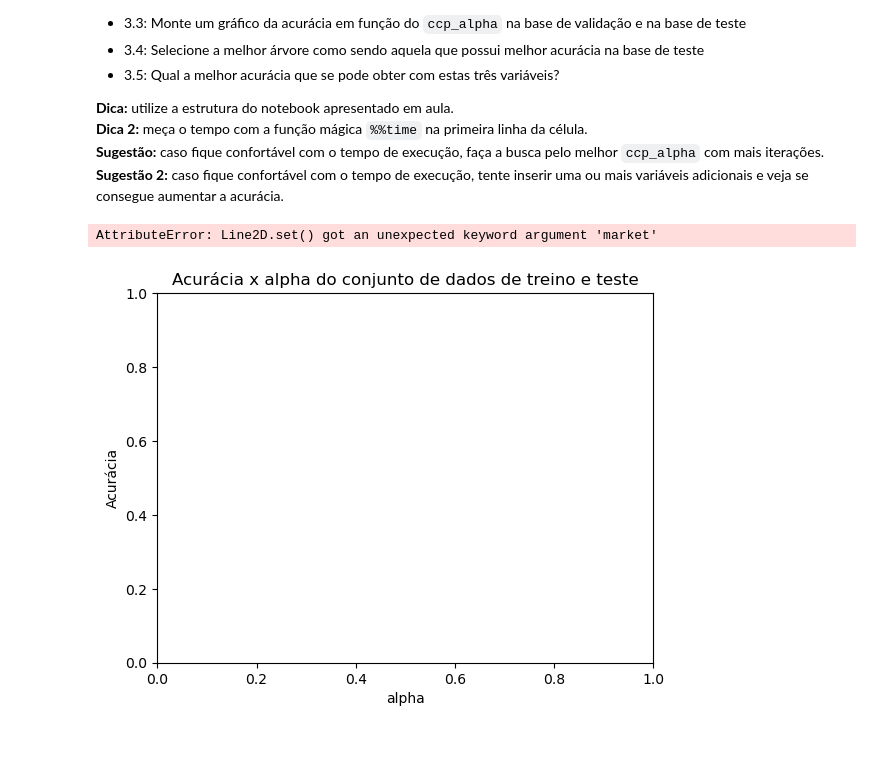
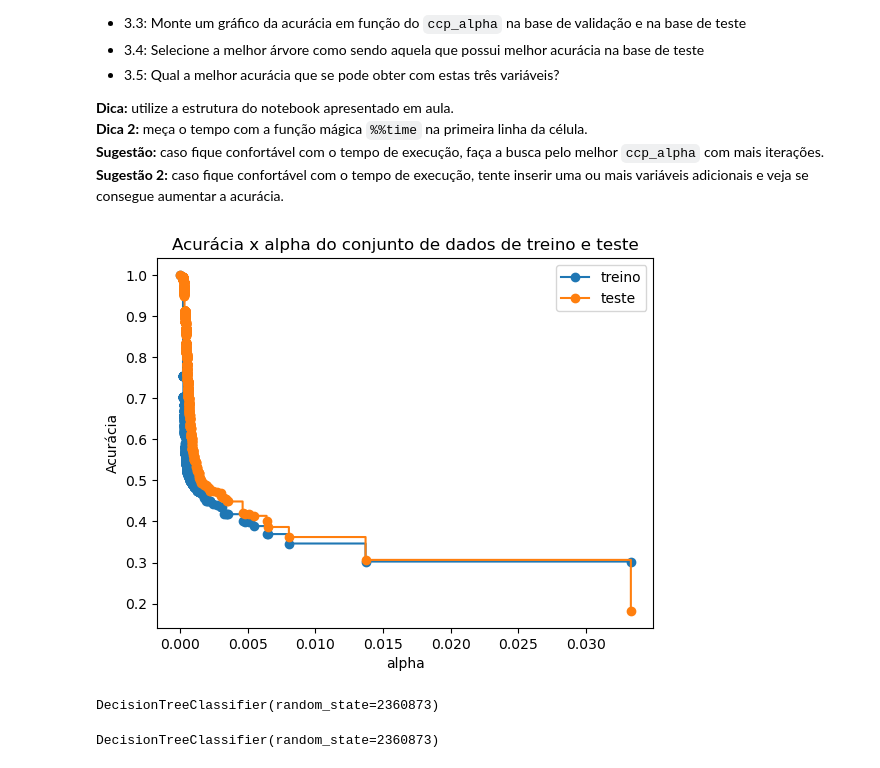
Before and after one commit to victortintel/ex1_modulo17_arvores2, a Jupyter notebook: ex1_victor_tintel_mod_17.ipynb, the cells around one changed output. Drawn from its saved outputs; the diff is of its cells as text; code cells hidden in the pictures.

```diff
--- a/ex1_victor_tintel_mod_17.ipynb
+++ b/ex1_victor_tintel_mod_17.ipynb
@@ -412,16 +412,27 @@ for ccp_alpha in ccp_alphas:
 # %%
 train_scores = [clf.score(X_trainn, y_train) for clf in clfs]
 test_scores = [clf1.score(X_testee, y_test) for clf1 in clfs1]
 
 fig, ax = plt.subplots()
 ax.set_xlabel("alpha")
 ax.set_ylabel("Acurácia")
 ax.set_title("Acurácia x alpha do conjunto de dados de treino e teste")
-ax.plot(ccp_alphas, train_scores, market="o", label="treino", drawstyle="steps-post")
-ax.plot(ccp_alphas, test_scores, market="o", label="teste", drawstyle="steps-post")
+ax.plot(ccp_alphas, train_scores, marker="o", label="treino", drawstyle="steps-post")
+ax.plot(ccp_alphas, test_scores, marker="o", label="teste", drawstyle="steps-post")
 ax.legend()
 
 plt.show()
 # %% [output]
-AttributeError: Line2D.set() got an unexpected keyword argument 'market'
-[figure, old version]
+[figure, new version]
+# %%
+ind_melhor_arvore = len(test_scores) - test_scores[::-1].index(max(test_scores))-1
+melhor_arvore = clfs1[ind_melhor_arvore]
+melhor_arvore
+# %% [output]
+DecisionTreeClassifier(random_state=2360873)
+# %%
+ind_melhor_arvore2 = len(test_scores) - test_scores[::-1].index(max(test_scores))-1
+melhor_arvore2 = clfs[ind_melhor_arvore]
+melhor_arvore2
+# %% [output]
+DecisionTreeClassifier(random_state=2360873)
```
Also changed, not shown: parts of 6 cells of this notebook.
